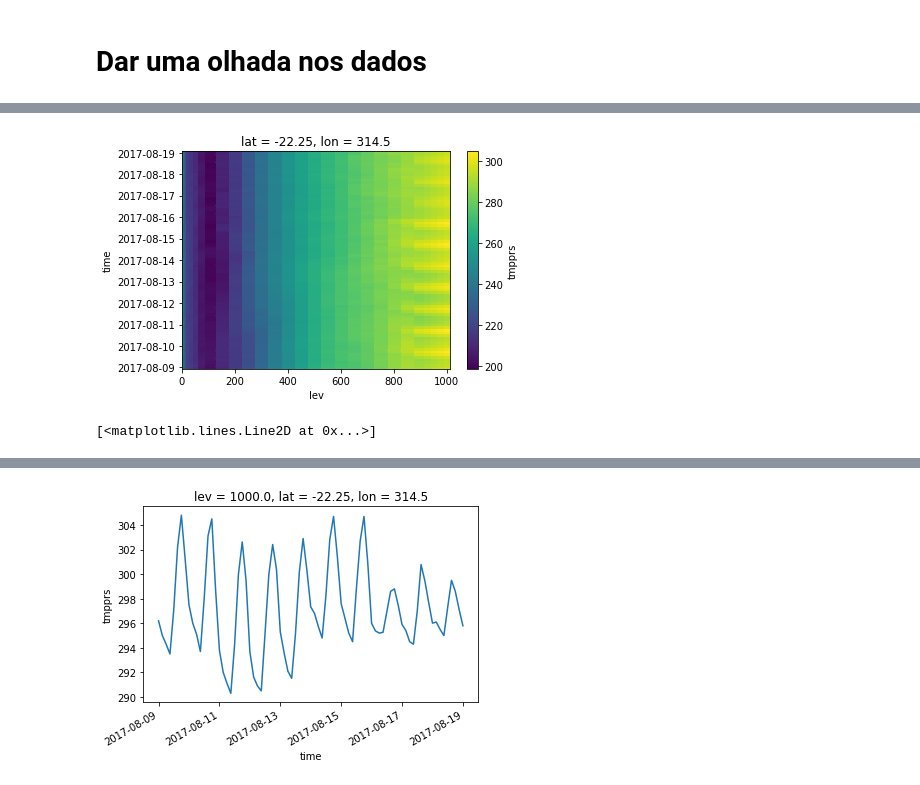
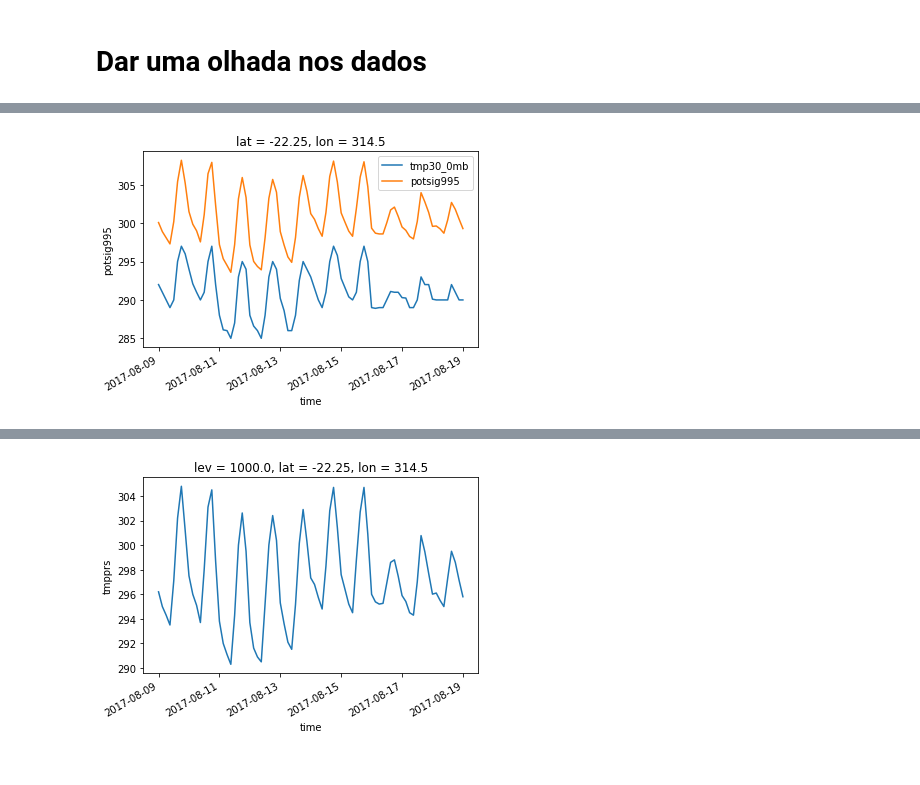
Before and after one commit to titoconte/BrunoTrainning, a Jupyter notebook: AnaClimaGfsDap.ipynb, the cells around one changed output, grey strips where cells are left out. Saved outputs shown, nothing was run; the diff lists cells and outputs as text; code cells hidden in the pictures.

```diff
--- a/AnaClimaGfsDap.ipynb
+++ b/AnaClimaGfsDap.ipynb
@@ -72,9 +68,8 @@ plt.show()
-# %%
-point['tmpprs'].plot()
-plt.show()
-# %% [output]
-[figure, removed]
-# %%
-point['tmpprs'].sel(lev=1000).plot()
-# %% [output]
-[<matplotlib.lines.Line2D at 0x...>]
+# %%
+# comaprar estas duas labels
+point['tmp30_0mb'].plot()
+point['potsig995'].plot()
+plt.legend()
+plt.show()
+# %% [output]
+[figure, added]
```
Also changed, not shown: parts of 12 cells of this notebook.
